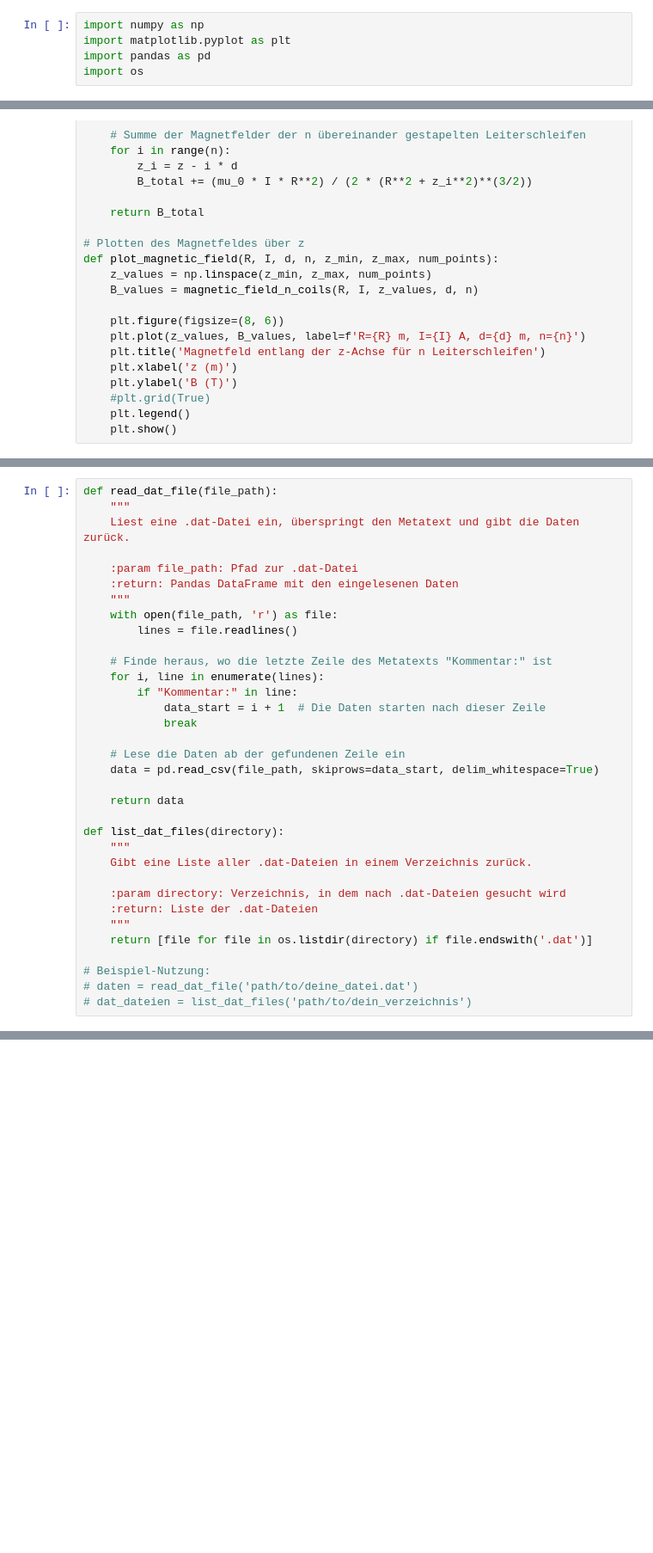
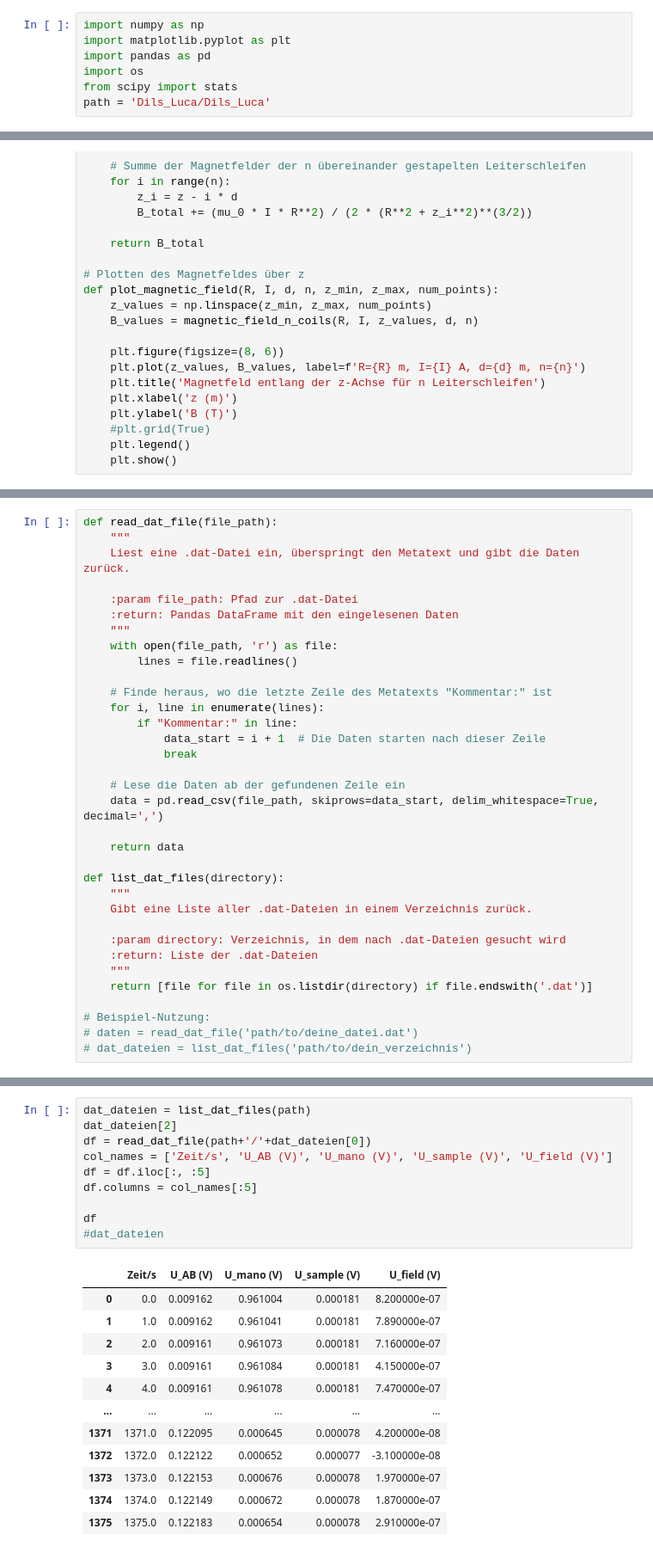
Before and after one commit to Darrenshan27/supraconductivity, a Jupyter notebook: data_processing.ipynb, the cells around one changed output, grey strips where cells are left out. Shown at 86% size. Drawn from its saved outputs; the diff is of its cells as text; blank space fills up the shorter version.

```diff
--- a/data_processing.ipynb
+++ b/data_processing.ipynb
@@ -3,6 +3,8 @@ import numpy as np
 import matplotlib.pyplot as plt
 import pandas as pd
 import os
+from scipy import stats
+path = 'Dils_Luca/Dils_Luca'
 # %%
 '''
 https://www.dropbox.com/scl/fo/sbrys0mdgpxeqotm57sg6/AEnV65s46W_jdwOhBBFqLyI?rlkey=n01qpo6pzp3q2fydrrqiamlxo&st=2bv1hmhd&dl=0'
@@ -80,7 +111,7 @@ def read_dat_file(file_path):
             break
 
     # Lese die Daten ab der gefundenen Zeile ein
-    data = pd.read_csv(file_path, skiprows=data_start, delim_whitespace=True)
+    data = pd.read_csv(file_path, skiprows=data_start, delim_whitespace=True, decimal=',')
 
     return data
 
@@ -98,0 +175,23 @@ def list_dat_files(directory):
+# %%
+dat_dateien = list_dat_files(path)
+dat_dateien[2]
+df = read_dat_file(path+'/'+dat_dateien[0])
+col_names = ['Zeit/s', 'U_AB (V)', 'U_mano (V)', 'U_sample (V)', 'U_field (V)']
+df = df.iloc[:, :5]
+df.columns = col_names[:5]
+
+df
+#dat_dateien
+# %% [output]
+|  | Zeit/s | U_AB (V) | U_mano (V) | U_sample (V) | U_field (V) |
+| 0 | 0.0 | 0.009162 | 0.961004 | 0.000181 | 8.200000e-07 |
+| 1 | 1.0 | 0.009162 | 0.961041 | 0.000181 | 7.890000e-07 |
+| 2 | 2.0 | 0.009161 | 0.961073 | 0.000181 | 7.160000e-07 |
+| 3 | 3.0 | 0.009161 | 0.961084 | 0.000181 | 4.150000e-07 |
+| 4 | 4.0 | 0.009161 | 0.961078 | 0.000181 | 7.470000e-07 |
+| ... | ... | ... | ... | ... | ... |
+| 1371 | 1371.0 | 0.122095 | 0.000645 | 0.000078 | 4.200000e-08 |
+| 1372 | 1372.0 | 0.122122 | 0.000652 | 0.000077 | -3.100000e-08 |
+| 1373 | 1373.0 | 0.122153 | 0.000676 | 0.000078 | 1.970000e-07 |
+| 1374 | 1374.0 | 0.122149 | 0.000672 | 0.000078 | 1.870000e-07 |
+| 1375 | 1375.0 | 0.122183 | 0.000654 | 0.000078 | 2.910000e-07 |
```
Also changed, not shown: parts of 13 cells of this notebook, 31 other files.
